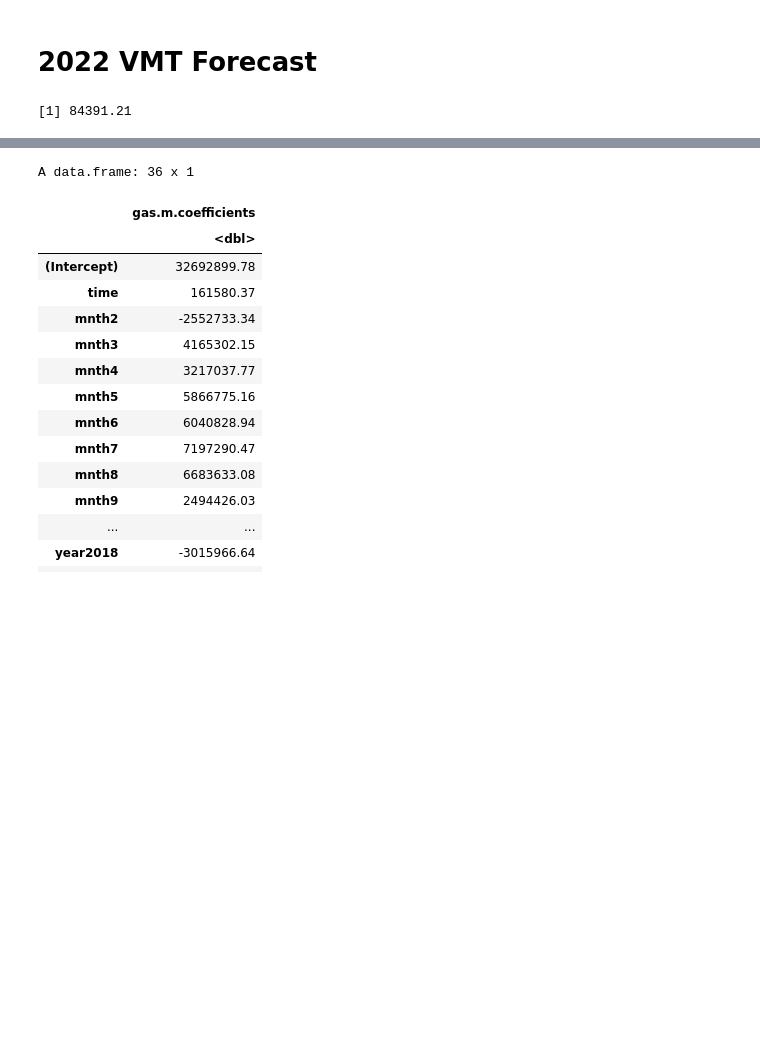
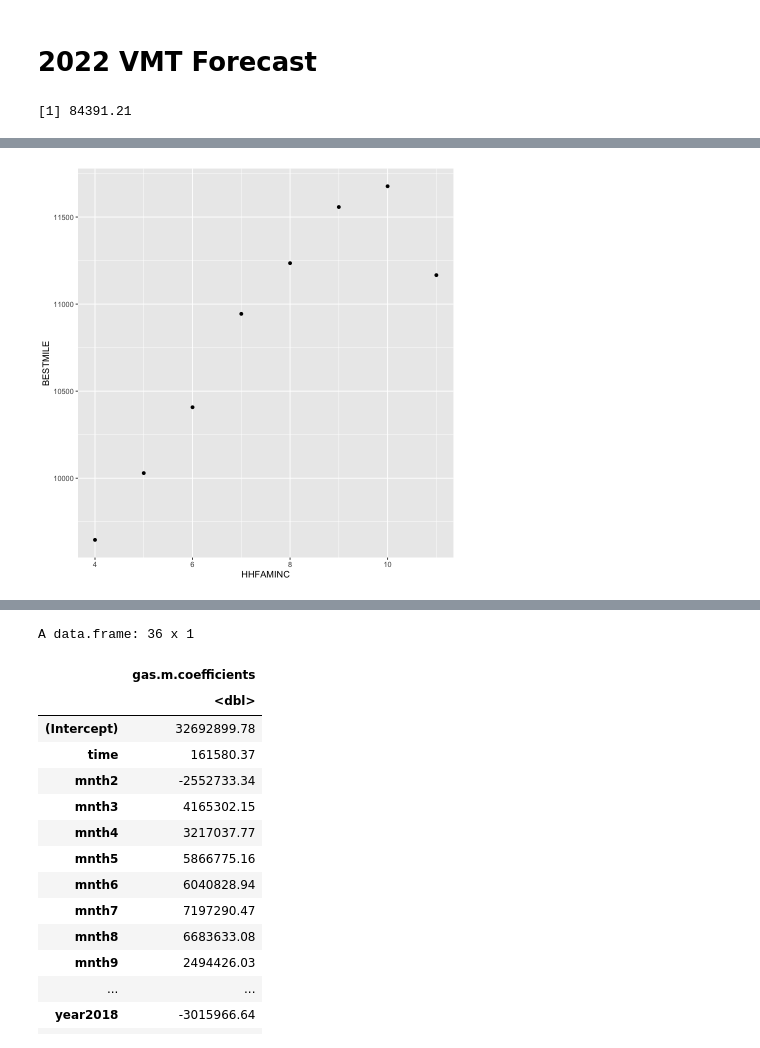
Before and after one commit to n-smalley/f606-Final-Project, a Jupyter notebook: analysis-r.ipynb, the cells around one changed output, grey strips where cells are left out. Cells and saved outputs as stored; diff of their text form; code cells hidden in the pictures; blank space fills up the shorter version.

```diff
--- a/forecasting-r.ipynb
+++ b/analysis-r.ipynb
@@ -55,0 +58,9 @@ vmt.2022.m$coefficients[[1]] + vmt.2022.m$coefficients[[2]]*2022
+# %%
+nhts = read.csv('data/vehpub.csv')
+nhts2 = nhts[c('HHSTATE','HHFAMINC','BESTMILE')]
+nhts.in = nhts2[nhts2$HHSTATE=='IN' | nhts2$BESTMILE != -9,]
+# %%
+incmile = aggregate(BESTMILE ~ HHFAMINC,data=nhts.in,mean)
+incmile$Bracket = c('a','b','c','Less than $10,000','$10,000-$14,999','$15,000-$24,999','$25,000-$34,999','$35,000-$49,999','$50,000-$74,999','$75,000-$99,999','$100,000-$124,999','$125,000-$149,999','$150,000-$199,999','$200,000 or more')
+incmile = incmile[c('HHFAMINC','Bracket','BESTMILE')][4:14,]
+incmile
@@ -55,0 +82,4 @@ vmt.2022.m$coefficients[[1]] + vmt.2022.m$coefficients[[2]]*2022
+# %%
+incmile = incmile[c('HHFAMINC','Bracket','BESTMILE')][4:14,]
+ggplot(incmile, aes(HHFAMINC,BESTMILE)) + geom_point()
+# %% [output]
@@ -55,0 +88 @@ vmt.2022.m$coefficients[[1]] + vmt.2022.m$coefficients[[2]]*2022
+[figure, added]
```
Also changed, not shown: parts of 15 cells of this notebook, 1 other file.
